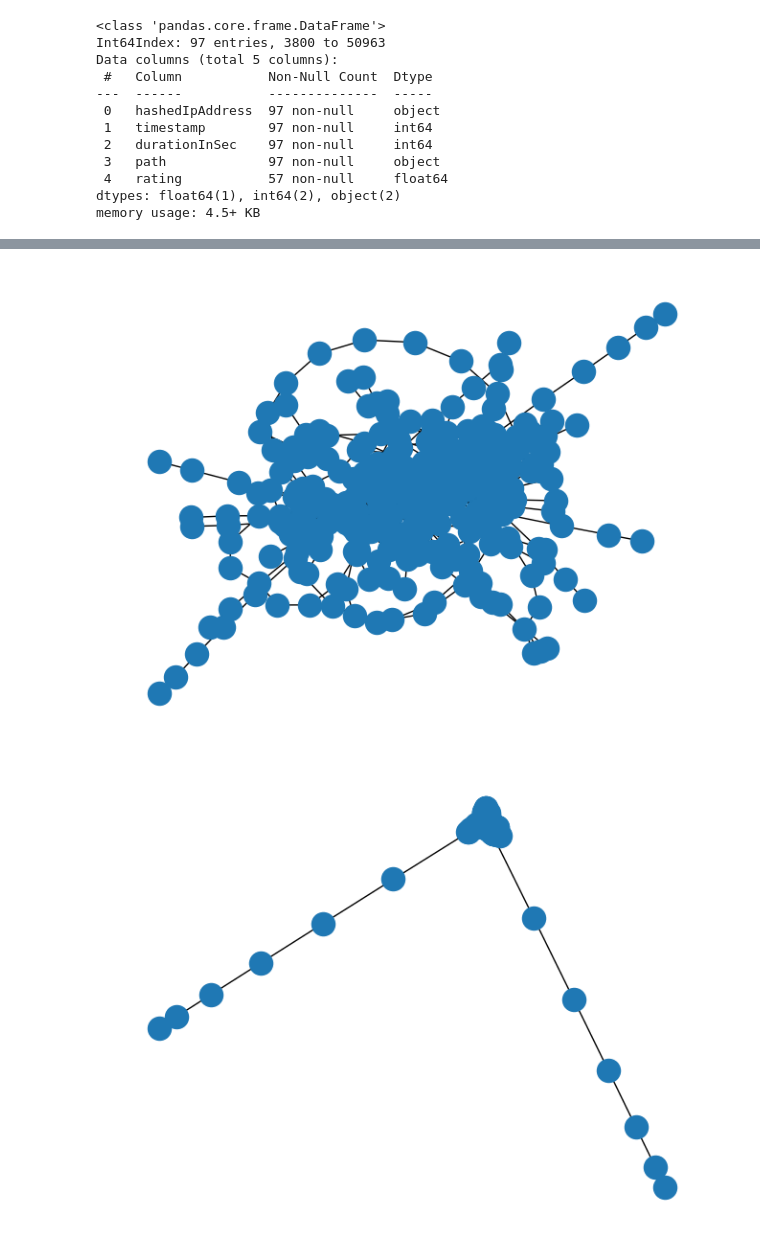
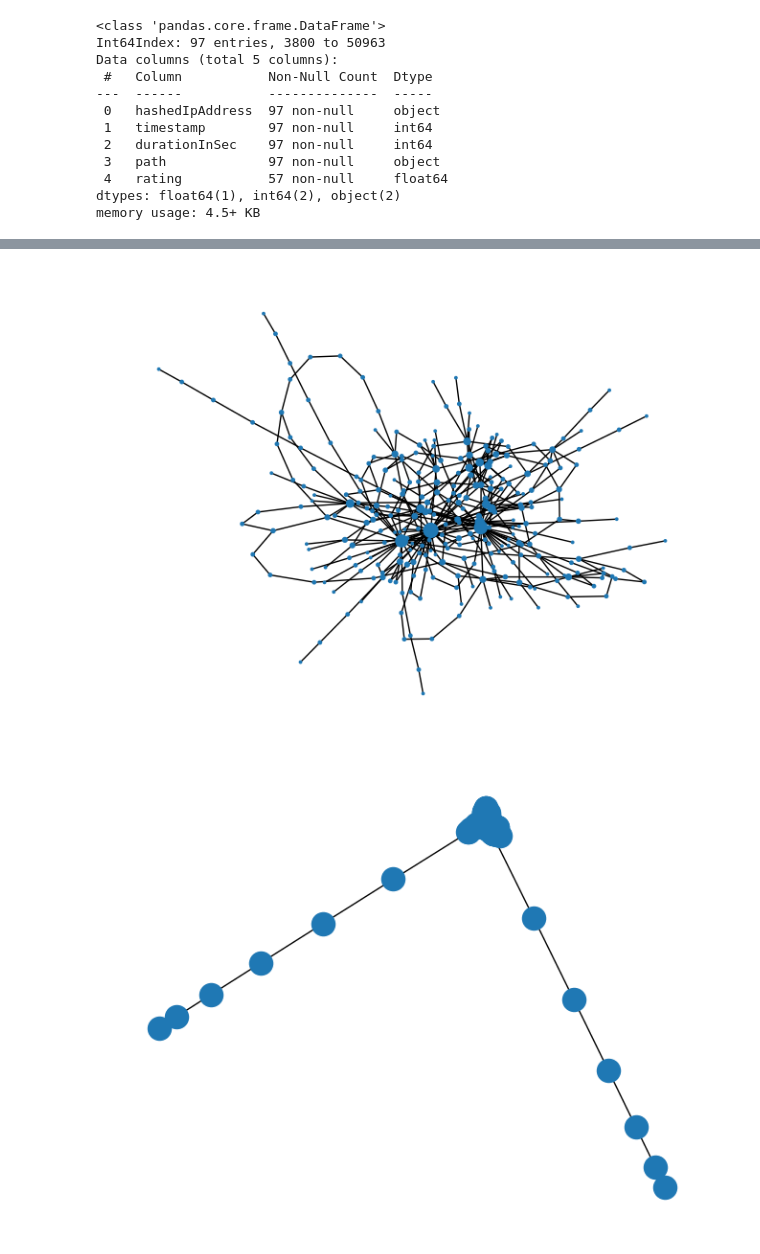
Before and after one commit to epfl-ada/ada-2022-project-hltw, a Jupyter notebook: Explore Data.ipynb, the cells around one changed output, grey strips where cells are left out. Drawn from its saved outputs; the diff is of its cells as text; code cells hidden in the pictures.

```diff
--- a/Explore Data.ipynb
+++ b/Explore Data.ipynb
@@ -194,7 +205,7 @@ nx.draw_random(graph_hp)
 # %%
-nx.draw_spring(graph_hp)
+nx.draw_spring(graph_hp, node_size=[v * 3 for v in graph_hp_degree.values()])
 # %% [output]
-[figure, old version]
+[figure, new version]
 # %%
 # interactive visualization
 #net = Network(notebook=True)
```
Also changed, not shown: parts of 11 cells of this notebook.
